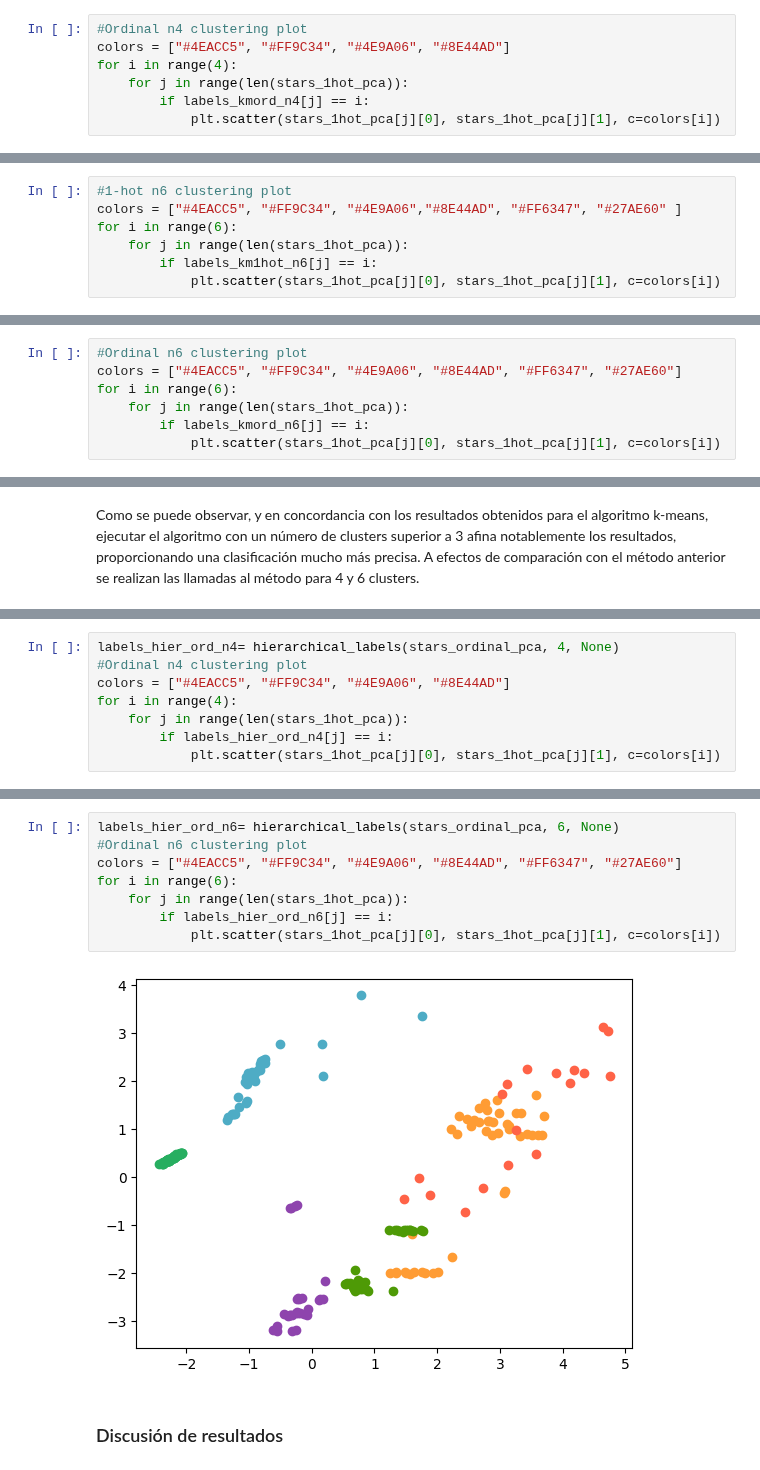
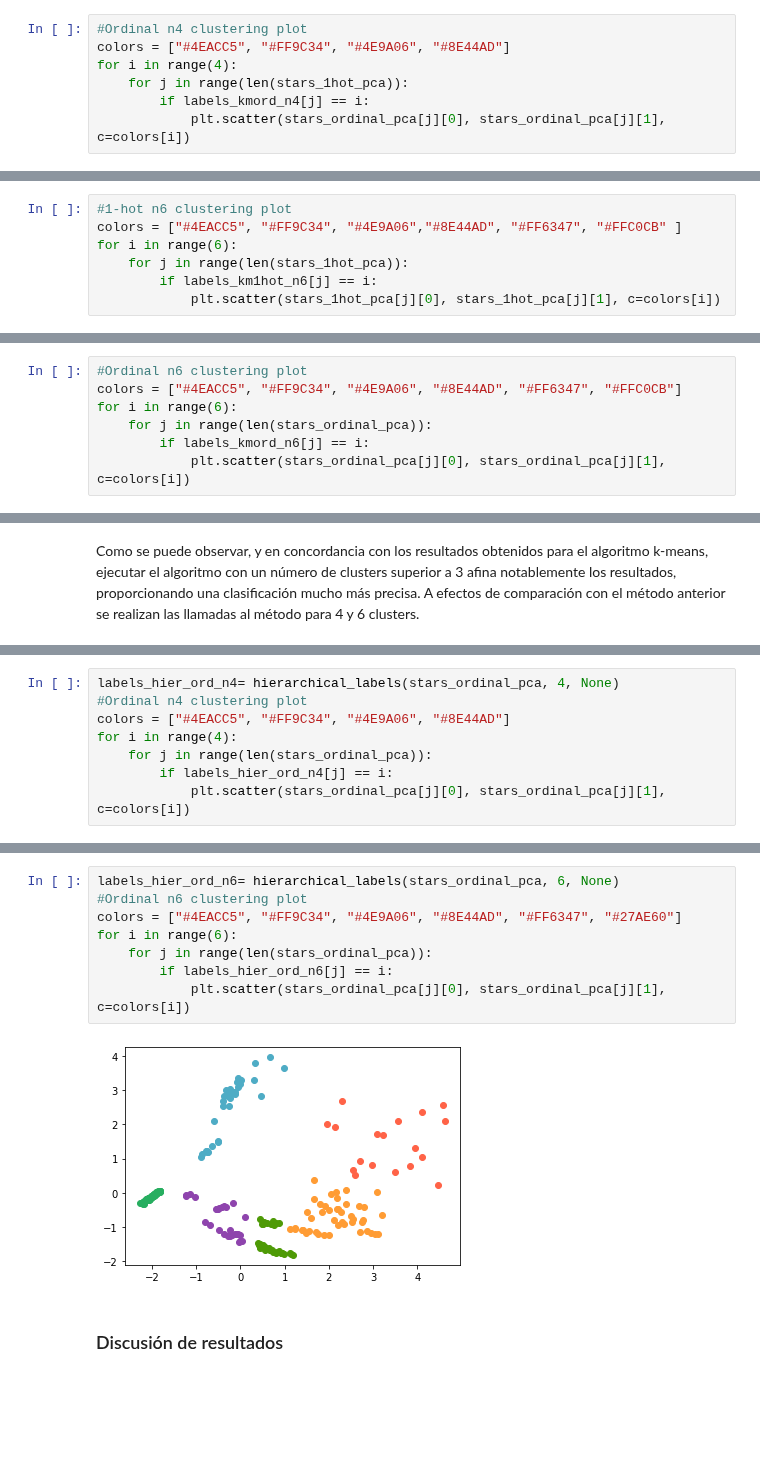
Before and after one commit to mgommez/practica2_ml, a Jupyter notebook: KMeans.ipynb, the cells around one changed output, grey strips where cells are left out. Drawn from its saved outputs; the diff is of its cells as text; blank space fills up the shorter version.

```diff
--- a/KMeans.ipynb
+++ b/KMeans.ipynb
@@ -760,5 +760,5 @@ colors = ["#4EACC5", "#FF9C34", "#4E9A06", "#8E44AD"]
 for i in range(4):
     for j in range(len(stars_1hot_pca)):
         if labels_kmord_n4[j] == i:
-            plt.scatter(stars_1hot_pca[j][0], stars_1hot_pca[j][1], c=colors[i])
+            plt.scatter(stars_ordinal_pca[j][0], stars_ordinal_pca[j][1], c=colors[i])
 # %% [output]
@@ -766,6 +766,6 @@ for i in range(4):
 # %%
 #1-hot n6 clustering plot
-colors = ["#4EACC5", "#FF9C34", "#4E9A06","#8E44AD", "#FF6347", "#27AE60" ]
+colors = ["#4EACC5", "#FF9C34", "#4E9A06","#8E44AD", "#FF6347", "#FFC0CB" ]
 for i in range(6):
     for j in range(len(stars_1hot_pca)):
         if labels_km1hot_n6[j] == i:
@@ -775,8 +775,8 @@ for i in range(6):
 # %%
 #Ordinal n6 clustering plot
-colors = ["#4EACC5", "#FF9C34", "#4E9A06", "#8E44AD", "#FF6347", "#27AE60"]
+colors = ["#4EACC5", "#FF9C34", "#4E9A06", "#8E44AD", "#FF6347", "#FFC0CB"]
 for i in range(6):
-    for j in range(len(stars_1hot_pca)):
+    for j in range(len(stars_ordinal_pca)):
         if labels_kmord_n6[j] == i:
-            plt.scatter(stars_1hot_pca[j][0], stars_1hot_pca[j][1], c=colors[i])
+            plt.scatter(stars_ordinal_pca[j][0], stars_ordinal_pca[j][1], c=colors[i])
 # %% [output]
@@ -850,7 +850,7 @@ labels_hier_ord_n4= hierarchical_labels(stars_ordinal_pca, 4, None)
 #Ordinal n4 clustering plot
 colors = ["#4EACC5", "#FF9C34", "#4E9A06", "#8E44AD"]
 for i in range(4):
-    for j in range(len(stars_1hot_pca)):
+    for j in range(len(stars_ordinal_pca)):
         if labels_hier_ord_n4[j] == i:
-            plt.scatter(stars_1hot_pca[j][0], stars_1hot_pca[j][1], c=colors[i])
+            plt.scatter(stars_ordinal_pca[j][0], stars_ordinal_pca[j][1], c=colors[i])
 # %% [output]
@@ -868,13 +868,13 @@ for i in range(6):
 # %%
 labels_hier_ord_n6= hierarchical_labels(stars_ordinal_pca, 6, None)
 #Ordinal n6 clustering plot
 colors = ["#4EACC5", "#FF9C34", "#4E9A06", "#8E44AD", "#FF6347", "#27AE60"]
 for i in range(6):
-    for j in range(len(stars_1hot_pca)):
+    for j in range(len(stars_ordinal_pca)):
         if labels_hier_ord_n6[j] == i:
-            plt.scatter(stars_1hot_pca[j][0], stars_1hot_pca[j][1], c=colors[i])
+            plt.scatter(stars_ordinal_pca[j][0], stars_ordinal_pca[j][1], c=colors[i])
 # %% [output]
-[figure, old version]
+[figure, new version]
 # %% [markdown]
 ### Discusión de resultados
 # %% [markdown]
```
Also changed, not shown: parts of 33 cells of this notebook.
